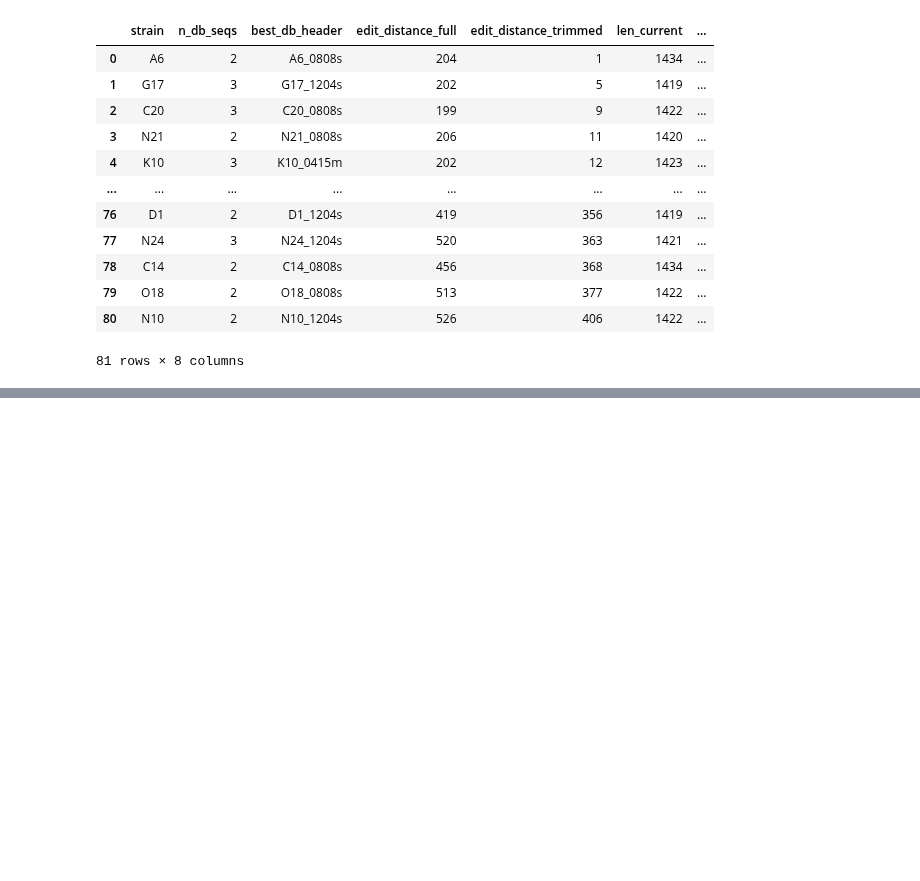
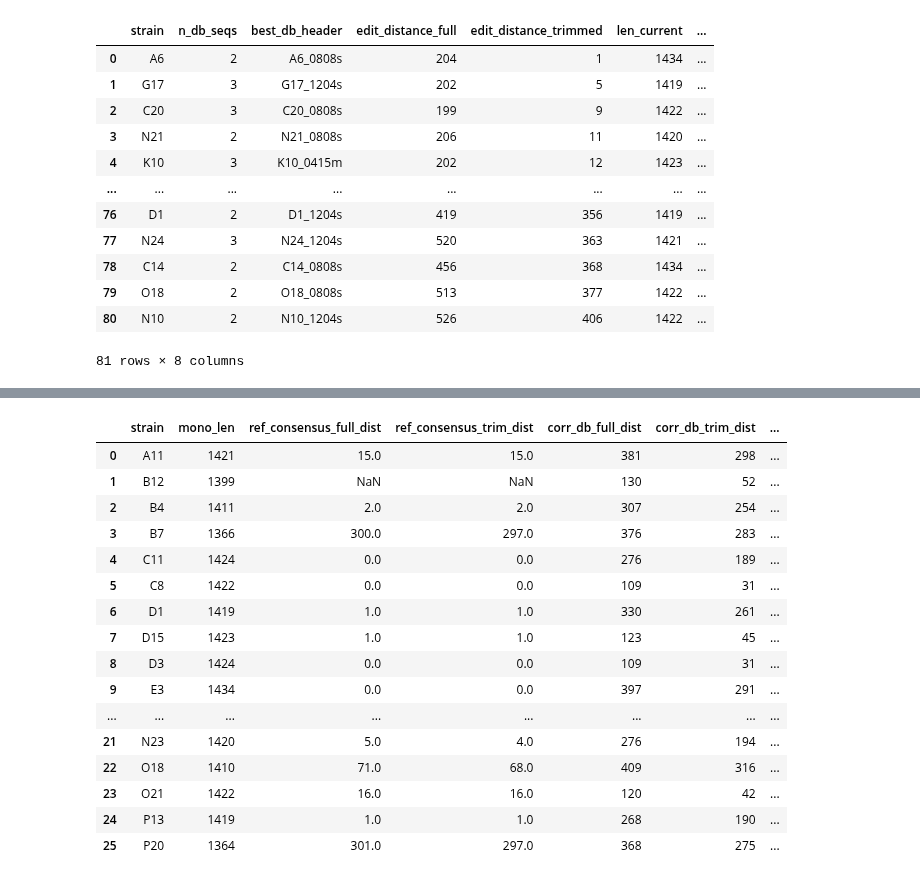
Before and after one commit to RatzkeLab/pairwise-interactions, a Jupyter notebook: 20260721/analysis/per_strain_consensus.ipynb, the cells around one changed output, grey strips where cells are left out. Cells and saved outputs as stored; diff of their text form; code cells hidden in the pictures; blank space fills up the shorter version.

Commit message:
rerun consensus to add mono-strain support

```diff
--- a/20260721/analysis/per_strain_consensus.ipynb
+++ b/20260721/analysis/per_strain_consensus.ipynb
@@ -268,8 +268,8 @@ Name: count, dtype: int64
 | 14 | F2 | 84 | 8 | 6 | 0.750 | 5 | ... |
 # %%
 # ---- write outputs: consensus FASTA + summary CSV ----
-fasta_path = f'{OUT_DIR}/strain_consensus_20260630.fasta'
-csv_path   = f'{OUT_DIR}/strain_consensus_summary_20260630.csv'
+fasta_path = f'{OUT_DIR}/strain_consensus_20260721.fasta'
+csv_path   = f'{OUT_DIR}/strain_consensus_summary_20260721.csv'
 
 with open(fasta_path, 'w') as fh:
     for _, row in summary.iterrows():
@@ -788,0 +716,67 @@ dist_df_multi.to_csv(f'{OUT_DIR}/strain_consensus_vs_merged_naive_db_20260630.cs
+# %%
+# Compare mono-strain consensus with reference databases
+
+mono_seqs = {}
+for rec in SeqIO.parse(mono_fasta, 'fasta'):
+    header = rec.description if rec.description else rec.id
+    # Extract strain name from header (format: strain|sample_id|...)
+    strain = header.split('|')[0]
+    mono_seqs[strain] = str(rec.seq)
+
+# Load reference databases
+ref_consensus = {}
+for rec in SeqIO.parse(f'{OUT_DIR}/strain_consensus_20260721.fasta', 'fasta'):
+    header = rec.description if rec.description else rec.id
+    strain = header.split()[0]
+    ref_consensus[strain] = str(rec.seq)
+
+corr_db_seqs = {}
+corr_db_path = '/home/rl/scripts/karl/merge_consensus_sequences/collapse_naive_updated3_15diff/corroborated_db_filtered_min5.fasta'
+if os.path.exists(corr_db_path):
+    for rec in SeqIO.parse(corr_db_path, 'fasta'):
+        header = rec.description if rec.description else rec.id
+        strain = header.split('_')[0]  # Extract strain name before first underscore
+        if strain in mono_seqs:
+            corr_db_seqs[strain] = str(rec.seq)
+
+# Compare mono vs ref_consensus and vs corroborated_db
+comparison_rows = []
+for strain in sorted(mono_seqs.keys()):
+    mono_seq = mono_seqs[strain]
+
+    # Compare with strain_consensus_20260721
+    ref_dist = None
+    ref_trim_dist = None
+    if strain in ref_consensus:
+        ref_dist = edit_distance(mono_seq, ref_consensus[strain])
+        ref_trim_dist = trimmed_edit_distance(mono_seq, ref_consensus[strain])
+
+    # Compare with corroborated_db
+    corr_dist = None
+    corr_trim_dist = None
+    if strain in corr_db_seqs:
+        corr_dist = edit_distance(mono_seq, corr_db_seqs[strain])
+        corr_trim_dist = trimmed_edit_distance(mono_seq, corr_db_seqs[strain])
+
+    comparison_rows.append({
+        'strain': strain,
+        'mono_len': len(mono_seq),
+        'ref_consensus_full_dist': ref_dist,
+        'ref_consensus_trim_dist': ref_trim_dist,
+        'corr_db_full_dist': corr_dist,
+        'corr_db_trim_dist': corr_trim_dist,
+        'has_ref_consensus': strain in ref_consensus,
+        'has_corr_db': strain in corr_db_seqs,
+    })
+
+mono_comparison_df = pd.DataFrame(comparison_rows).sort_values('strain').reset_index(drop=True)
+print(f"Compared {len(mono_comparison_df)} mono-strain sequences:")
+print(f"  Against strain_consensus_20260721: {mono_comparison_df['has_ref_consensus'].sum()} matches")
+print(f"  Against corroborated_db: {mono_comparison_df['has_corr_db'].sum()} matches")
+print()
+display(mono_comparison_df)
+
+# Save comparison results
+mono_comparison_df.to_csv(f'{OUT_DIR}/mono_strain_vs_references_20260721.csv', index=False)
+print(f"\nSaved comparison to {OUT_DIR}/mono_strain_vs_references_20260721.csv")
+# %% [output]
@@ -788,0 +786,17 @@ dist_df_multi.to_csv(f'{OUT_DIR}/strain_consensus_vs_merged_naive_db_20260630.cs
+|  | strain | mono_len | ref_consensus_full_dist | ref_consensus_trim_dist | corr_db_full_dist | corr_db_trim_dist | ... |
+| 0 | A11 | 1421 | 15.0 | 15.0 | 381 | 298 | ... |
+| 1 | B12 | 1399 | NaN | NaN | 130 | 52 | ... |
+| 2 | B4 | 1411 | 2.0 | 2.0 | 307 | 254 | ... |
+| 3 | B7 | 1366 | 300.0 | 297.0 | 376 | 283 | ... |
+| 4 | C11 | 1424 | 0.0 | 0.0 | 276 | 189 | ... |
+| 5 | C8 | 1422 | 0.0 | 0.0 | 109 | 31 | ... |
+| 6 | D1 | 1419 | 1.0 | 1.0 | 330 | 261 | ... |
+| 7 | D15 | 1423 | 1.0 | 1.0 | 123 | 45 | ... |
+| 8 | D3 | 1424 | 0.0 | 0.0 | 109 | 31 | ... |
+| 9 | E3 | 1434 | 0.0 | 0.0 | 397 | 291 | ... |
+| ... | ... | ... | ... | ... | ... | ... | ... |
+| 21 | N23 | 1420 | 5.0 | 4.0 | 276 | 194 | ... |
+| 22 | O18 | 1410 | 71.0 | 68.0 | 409 | 316 | ... |
+| 23 | O21 | 1422 | 16.0 | 16.0 | 120 | 42 | ... |
+| 24 | P13 | 1419 | 1.0 | 1.0 | 268 | 190 | ... |
+| 25 | P20 | 1364 | 301.0 | 297.0 | 368 | 275 | ... |
```
Also changed, not shown: parts of 12 cells of this notebook, 1 other file.
